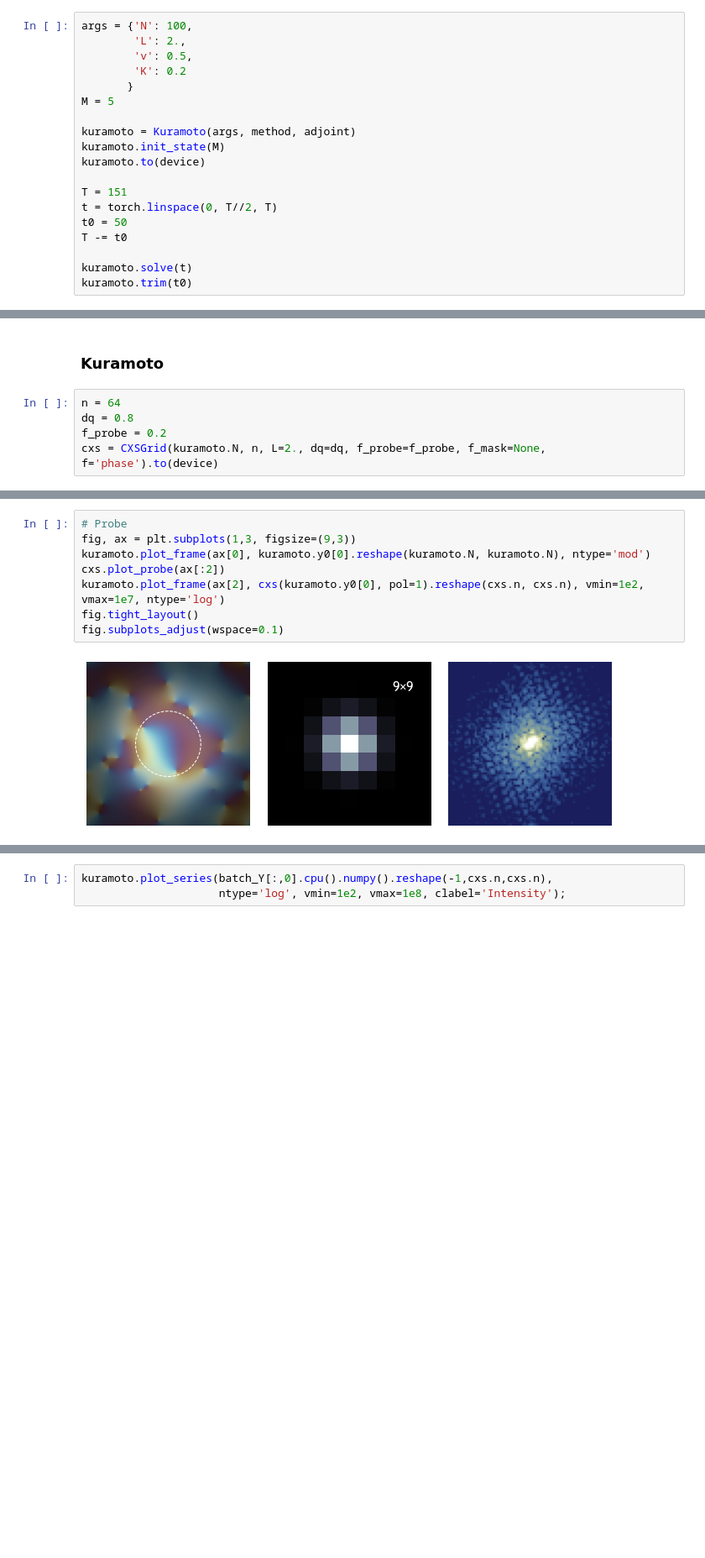
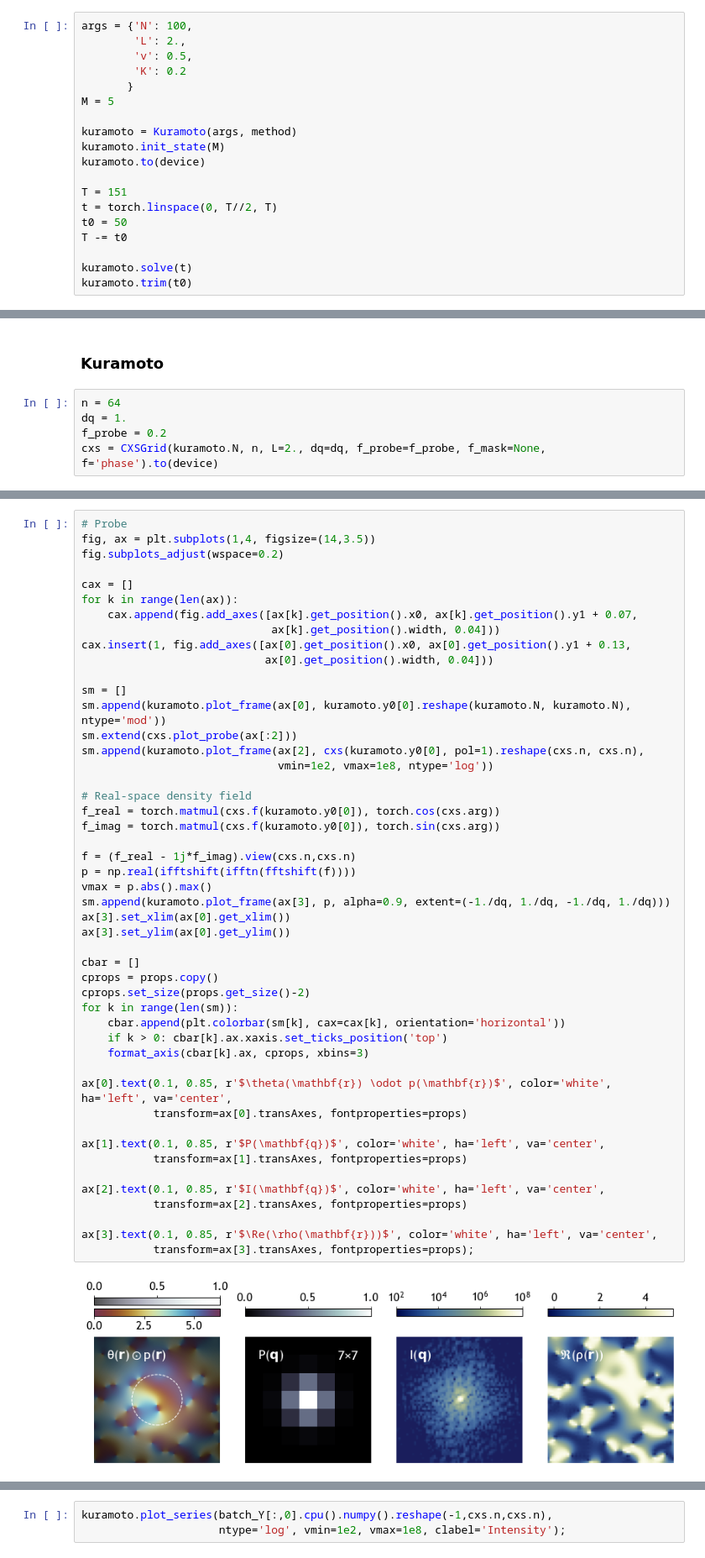
Before and after one commit to ninarina12/dynamiCXS, a Jupyter notebook: dynamicxs/workflow.ipynb, the cells around one changed output, grey strips where cells are left out. Shown at 84% size. Cells and saved outputs as stored; diff of their text form; blank space fills up the shorter version.

```diff
--- a/dynamicxs/workflow.ipynb
+++ b/dynamicxs/workflow.ipynb
@@ -36,7 +37,7 @@ args = {'N': 100,
        }
 M = 5
 
-kuramoto = Kuramoto(args, method, adjoint)
+kuramoto = Kuramoto(args, method)
 kuramoto.init_state(M)
 kuramoto.to(device)
 
@@ -280,6 +271,6 @@ class CXSPoint(CXS):
 ### Kuramoto
 # %%
 n = 64
-dq = 0.8
+dq = 1.
 f_probe = 0.2
 cxs = CXSGrid(kuramoto.N, n, L=2., dq=dq, f_probe=f_probe, f_mask=None, f='phase').to(device)
@@ -286,10 +327,50 @@ cxs = CXSGrid(kuramoto.N, n, L=2., dq=dq, f_probe=f_probe, f_mask=None, f='phase
 # %%
 # Probe
-fig, ax = plt.subplots(1,3, figsize=(9,3))
-kuramoto.plot_frame(ax[0], kuramoto.y0[0].reshape(kuramoto.N, kuramoto.N), ntype='mod')
-cxs.plot_probe(ax[:2])
-kuramoto.plot_frame(ax[2], cxs(kuramoto.y0[0], pol=1).reshape(cxs.n, cxs.n), vmin=1e2, vmax=1e7, ntype='log')
-fig.tight_layout()
-fig.subplots_adjust(wspace=0.1)
+fig, ax = plt.subplots(1,4, figsize=(14,3.5))
+fig.subplots_adjust(wspace=0.2)
+
+cax = []
+for k in range(len(ax)):
+    cax.append(fig.add_axes([ax[k].get_position().x0, ax[k].get_position().y1 + 0.07,
+                             ax[k].get_position().width, 0.04]))
+cax.insert(1, fig.add_axes([ax[0].get_position().x0, ax[0].get_position().y1 + 0.13,
+                            ax[0].get_position().width, 0.04]))
+
+sm = []
+sm.append(kuramoto.plot_frame(ax[0], kuramoto.y0[0].reshape(kuramoto.N, kuramoto.N), ntype='mod'))
+sm.extend(cxs.plot_probe(ax[:2]))
+sm.append(kuramoto.plot_frame(ax[2], cxs(kuramoto.y0[0], pol=1).reshape(cxs.n, cxs.n),
+                              vmin=1e2, vmax=1e8, ntype='log'))
+
+# Real-space density field
+f_real = torch.matmul(cxs.f(kuramoto.y0[0]), torch.cos(cxs.arg))
+f_imag = torch.matmul(cxs.f(kuramoto.y0[0]), torch.sin(cxs.arg))
+
+f = (f_real - 1j*f_imag).view(cxs.n,cxs.n)
+p = np.real(ifftshift(ifftn(fftshift(f))))
+vmax = p.abs().max()
+sm.append(kuramoto.plot_frame(ax[3], p, alpha=0.9, extent=(-1./dq, 1./dq, -1./dq, 1./dq)))
+ax[3].set_xlim(ax[0].get_xlim())
+ax[3].set_ylim(ax[0].get_ylim())
+
+cbar = []
+cprops = props.copy()
+cprops.set_size(props.get_size()-2)
+for k in range(len(sm)):
+    cbar.append(plt.colorbar(sm[k], cax=cax[k], orientation='horizontal'))
+    if k > 0: cbar[k].ax.xaxis.set_ticks_position('top')
+    format_axis(cbar[k].ax, cprops, xbins=3)
+
+ax[0].text(0.1, 0.85, r'$\theta(\mathbf{r}) \odot p(\mathbf{r})$', color='white', ha='left', va='center',
+           transform=ax[0].transAxes, fontproperties=props)
+
+ax[1].text(0.1, 0.85, r'$P(\mathbf{q})$', color='white', ha='left', va='center',
+           transform=ax[1].transAxes, fontproperties=props)
+
+ax[2].text(0.1, 0.85, r'$I(\mathbf{q})$', color='white', ha='left', va='center',
+           transform=ax[2].transAxes, fontproperties=props)
+
+ax[3].text(0.1, 0.85, r'$\Re(\rho(\mathbf{r}))$', color='white', ha='left', va='center',
+           transform=ax[3].transAxes, fontproperties=props);
 # %% [output]
-[figure, old version]
+[figure, new version]
```
Also changed, not shown: parts of 13 cells of this notebook, 1 other file.
